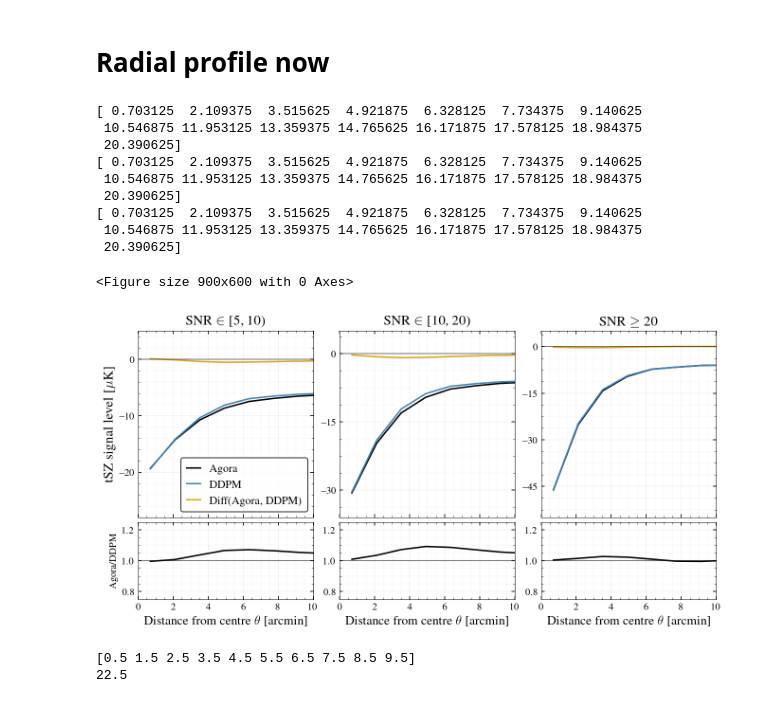
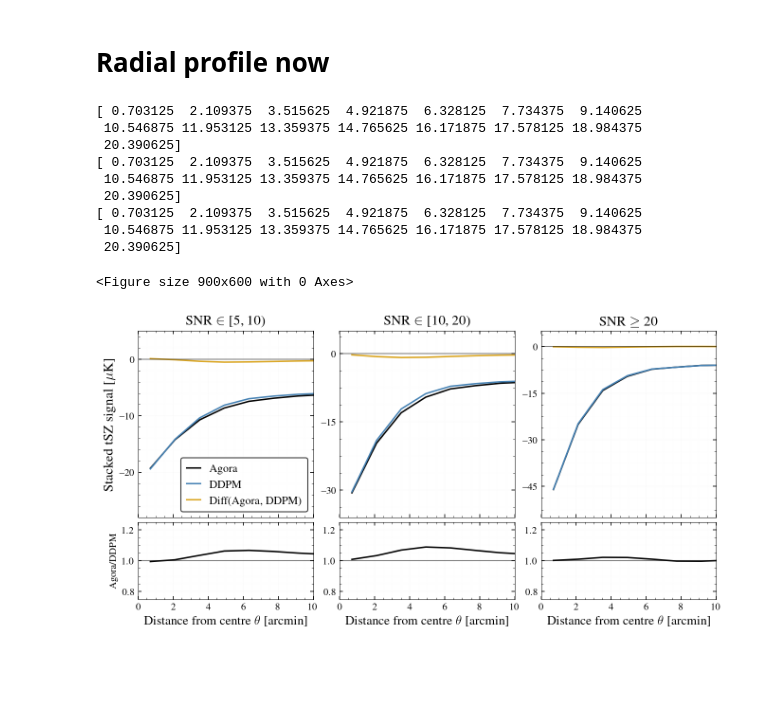
Before and after one commit to AlexBM173/cmb_foregrounds_diffusion, a Jupyter notebook: stack_tsz_based_on_snr.ipynb, the cells around one changed output. Cells and saved outputs as stored; diff of their text form; code cells hidden in the pictures; blank space fills up the shorter version.

```diff
--- a/stack_tsz_based_on_snr.ipynb
+++ b/stack_tsz_based_on_snr.ipynb
@@ -30,12 +30,12 @@ for which_tsz in which_tsz_arr:
     if which_tsz == 'agora':
         fname = 'data/low_pass/2mjy/cut_maps_RES_256_ANG_X_6.0 deg_2mJy_lp_tsz3_no_pickle.npy'
         tsz_dic = np.load(fname, allow_pickle=True)
-        total_sims = len(tsz_dic) ##1000 #200 #50 ##len( tsz_dic )
+        total_sims = 960 ##len(tsz_dic) ##1000 #200 #50 ##len( tsz_dic )
         ##print(len(tsz_dic))
     elif which_tsz == 'ddpm':
         fname = 'data/low_pass/2mjy/new_samples_16_cib_tsz3_2mJy_zero_norm_6x6_w_au_lp_varscaled_no_pickle.npy'
         tsz_array = np.load(fname, allow_pickle=True)
-        total_sims = len(tsz_array) ##1000 #200 #50 ##len( tsz_dic )
+        total_sims = 960 ##len(tsz_array) ##1000 #200 #50 ##len( tsz_dic )
         ##print(len(tsz_array))
 
     cutout_dic = {}
@@ -123,13 +379,16 @@ sbpl = 1
 for thresholdcntr, threshold in enumerate( mask_threshold_sigma_units_arr ):
     if threshold == (5.,10.):
         vmin, vmax = -20., -5.
-        vmin_res, vmax_res = -1, 1
+        vmin_res, vmax_res = -2, 2
+        lab_xloc, lab_yloc = -27., -8
     elif threshold == (10., 20.):
         vmin, vmax = -40., -5.
-        vmin_res, vmax_res = -1., 1
+        vmin_res, vmax_res = -2., 2
+        lab_xloc, lab_yloc = -27., -8
     elif threshold == (20., 100.):
         vmin, vmax = -60., -5.
-        vmin_res, vmax_res = -5., 5
+        vmin_res, vmax_res = -2., 2
+        lab_xloc, lab_yloc = -27., -6
 
     pl_arr = []
     for which_tsz in which_tsz_arr:
@@ -180,8 +439,7 @@ for thresholdcntr, threshold in enumerate( mask_threshold_sigma_units_arr ):
             ylabel(ylabval, fontsize = fsval)
 
             #xloc, yloc = ax.yaxis.label.get_position()
-            xloc, yloc = -27., -8
-            text(xloc, yloc, r'{\bf %s}' %(tit_val), fontsize = fsval+4, rotation = 90.)
+            text(lab_xloc, lab_yloc, r'{\bf %s}' %(tit_val), fontsize = fsval+4, rotation = 90.)
             print(xloc, yloc)
         else:
             setp(ax.get_yticklabels(which = 'both'), visible=False)
@@ -193,6 +451,9 @@ for thresholdcntr, threshold in enumerate( mask_threshold_sigma_units_arr ):
         for label in ax.get_xticklabels(): label.set_fontsize(fsval)
         for label in ax.get_yticklabels(): label.set_fontsize(fsval)
         sbpl+=1
+
+plname = 'plots/tsz_stacks.pdf'
+savefig(plname, dpi = 200.)
 show()
 # %% [output]
 -15.46875 15.46875
@@ -253,7 +514,7 @@ sbpl = 1
 lwval = 1.5
 ratio_plot_arr = []
 maxxloc = 5
-gridalphaval = 0.2
+gridalphaval = 0.05 #2
 xmax = 10. #20.
 for thresholdcntr, threshold in enumerate( mask_threshold_sigma_units_arr ):
     if threshold == (5.,10.):
@@ -282,17 +543,34 @@ for thresholdcntr, threshold in enumerate( mask_threshold_sigma_units_arr ):
         radprf_x, radprf_y, radprf_y_err = radprf.T
         #clf(); plot(radprf_x, radprf_y); show(); sys.exit()
 
-
         pl_arr.append( radprf_y )
 
     pl_arr = np.asarray( pl_arr )
 
+    '''
+    #noise radial profile
+    curr_noise_stack = noise_dic[threshold]
+    radprf_noise = radial_profile(curr_noise_stack, xy = (xgrid, ygrid))
+    radprf_noise_x, radprf_noise_y, radprf_y_noise_err = radprf_noise.T
+    '''
+
     ratio_plot_arr.append( pl_arr[0]/pl_arr[1])
     xarr = radprf_x * dx_am
     print(xarr)
+
+    '''
+    #bin shades
+    xdiff = np.diff(xarr)[0]
+    for xnctr, x in enumerate( xarr ):
+        x1, x2 = x-xdiff/2, x+xdiff/2
+        if xnctr%2 == 0:
+            axvspan( x1, x2, color = 'peru', alpha = 0.2, zorder = -100)
+    '''
+
     #plot radial profile stack
     ax = subplot2grid( (tr, tc), (0, thresholdcntr), rowspan = rspan);
     plot( xarr, pl_arr[0], color = 'black', lw = lwval, label = r'Agora')
+    ##errorbar( xarr, pl_arr[0], yerr = radprf_noise_y, color = 'black', marker = 'o', capsize = 0., ls = 'None')
     plot( xarr, pl_arr[1], color = 'steelblue', lw = lwval, label = r'DDPM')
     plot( xarr, pl_arr[0] - pl_arr[1], color = 'goldenrod', lw = lwval, label = r'Diff(Agora, DDPM)')
     if thresholdcntr == 0:
@@ -300,7 +578,7 @@ for thresholdcntr, threshold in enumerate( mask_threshold_sigma_units_arr ):
     axhline(0., lw = 1., alpha = 0.5)
     #xlabel(r'Distance from centre $\theta$', fontsize = fsval)
     if thresholdcntr == 0:
-        ylabel(r'tSZ signal level [$\mu$K]', fontsize = fsval+2)
+        ylabel(r'Stacked tSZ signal [$\mu$K]', fontsize = fsval+2)
     ax.xaxis.set_major_locator(plt.MaxNLocator(maxxloc))
     ax.yaxis.set_major_locator(plt.MaxNLocator(maxyloc))
     #ylim(1., )
@@ -315,37 +593,57 @@ for thresholdcntr, threshold in enumerate( mask_threshold_sigma_units_arr ):
     title(tit_val, fontsize = fsval+2)
     setp(ax.get_xticklabels(which = 'both'), visible=False)
 
 #ratio
 for thresholdcntr, threshold in enumerate( mask_threshold_sigma_units_arr ):
+
     curr_ratio = ratio_plot_arr[thresholdcntr]
     ax = subplot2grid( (tr, tc), (rspan, thresholdcntr), rowspan = tr-rspan);
     plot( xarr, curr_ratio, color = 'black', lw = lwval, label = r'Agora')
+
+    '''
+    #noise radial profile
+    xshift, xshift_delta = -0.25, 0.25
+    marker_arr = ['o', 'v', '*']
+    reqd_expname_arr = ['spt3g', 's4_wide', 's4_deep']
+    for expcntr, reqd_expname in enumerate( reqd_expname_arr ):
+        curr_noise_stack = noise_dic[reqd_expname][threshold]
+        radprf_noise = radial_profile(curr_noise_stack, xy = (xgrid, ygrid))
+        radprf_noise_x, radprf_noise_y, radprf_y_noise_err = radprf_noise.T
+        print( radprf_noise_y )
+
+        errorbar( xarr+xshift, curr_ratio, yerr = radprf_noise_y, color = 'black', marker = marker_arr[expcntr], ms = 2., capsize = 0., ls = 'None')
+        xshift += xshift_delta
+
+    #bin shades
+    xdiff = np.diff(xarr)[0]
+    for xnctr, x in enumerate( xarr ):
+        x1, x2 = x-xdiff/2, x+xdiff/2
+        if xnctr%2 == 0:
+            axvspan( x1, x2, color = 'peru', alpha = 0.2, zorder = -100)
+    '''
+
     axhline(1., lw = 1., alpha = 0.5)
     if thresholdcntr == 0:
         ylabel(r'Agora/DDPM', fontsize = fsval-2)
     ax.xaxis.set_major_locator(plt.MaxNLocator(maxxloc))
     #ax.yaxis.set_major_locator(plt.MaxNLocator(2))
     ylim(0.75, 1.25)
     xlim(0., xmax)
     grid(True, which = 'major', lw = 0.2, alpha = gridalphaval)
     grid(True, which = 'minor', lw = 0.1, alpha = gridalphaval)
     xlabel(r'Distance from centre $\theta$ [arcmin]', fontsize = fsval+1)
+plname = 'plots/tsz_stacks_radial_profile.pdf'
+savefig(plname, dpi = 200.)
 show()
 # %% [output]
 [ 0.703125  2.109375  3.515625  4.921875  6.328125  7.734375  9.140625
  10.546875 11.953125 13.359375 14.765625 16.171875 17.578125 18.984375
  20.390625]
 [ 0.703125  2.109375  3.515625  4.921875  6.328125  7.734375  9.140625
  10.546875 11.953125 13.359375 14.765625 16.171875 17.578125 18.984375
  20.390625]
 [ 0.703125  2.109375  3.515625  4.921875  6.328125  7.734375  9.140625
  10.546875 11.953125 13.359375 14.765625 16.171875 17.578125 18.984375
  20.390625]
 <Figure size 900x600 with 0 Axes>
-[figure, old version]
+[figure, new version]
-# %%
-print(radprf_x)
-print(cutout_size_am)
-# %% [output]
-[0.5 1.5 2.5 3.5 4.5 5.5 6.5 7.5 8.5 9.5]
-22.5
```
Also changed, not shown: parts of 6 cells of this notebook, 2 other files.
